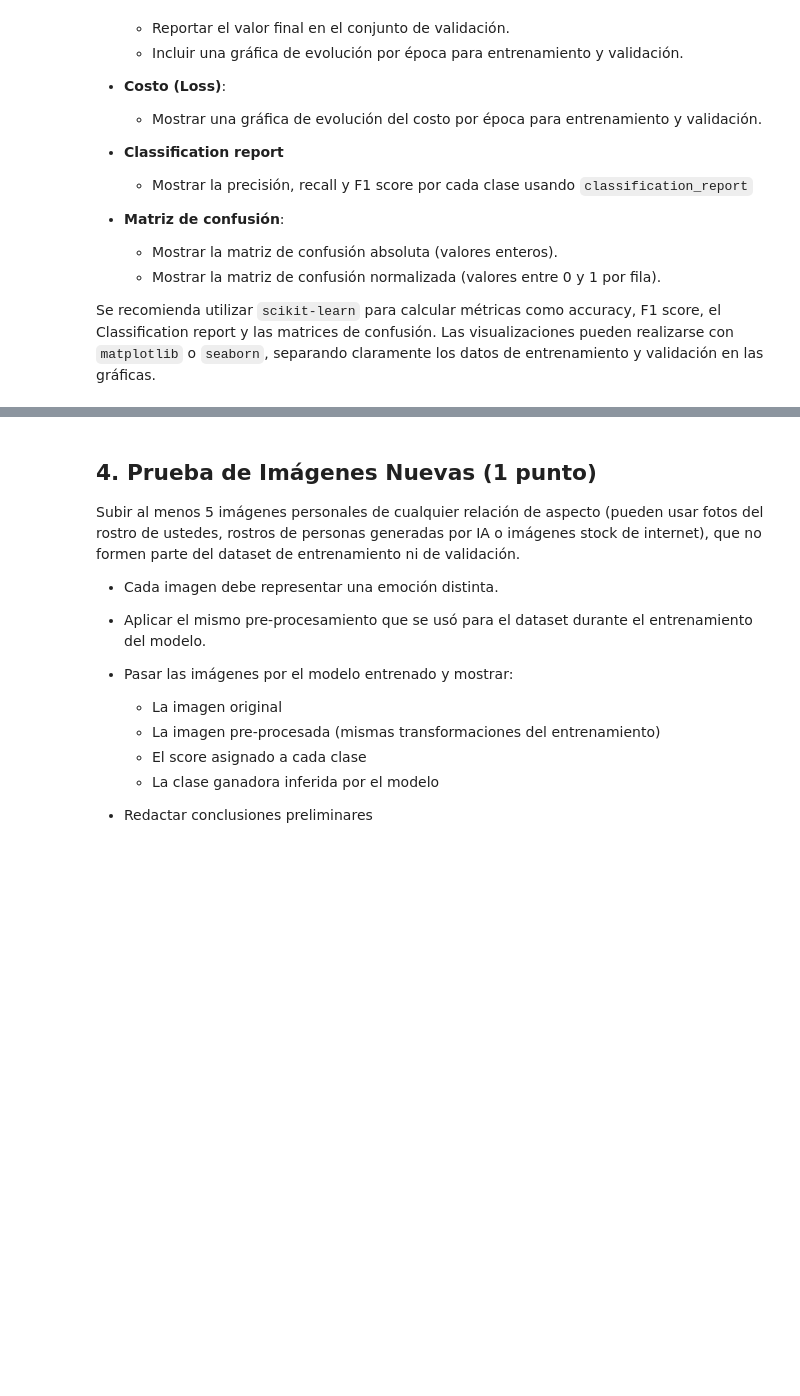
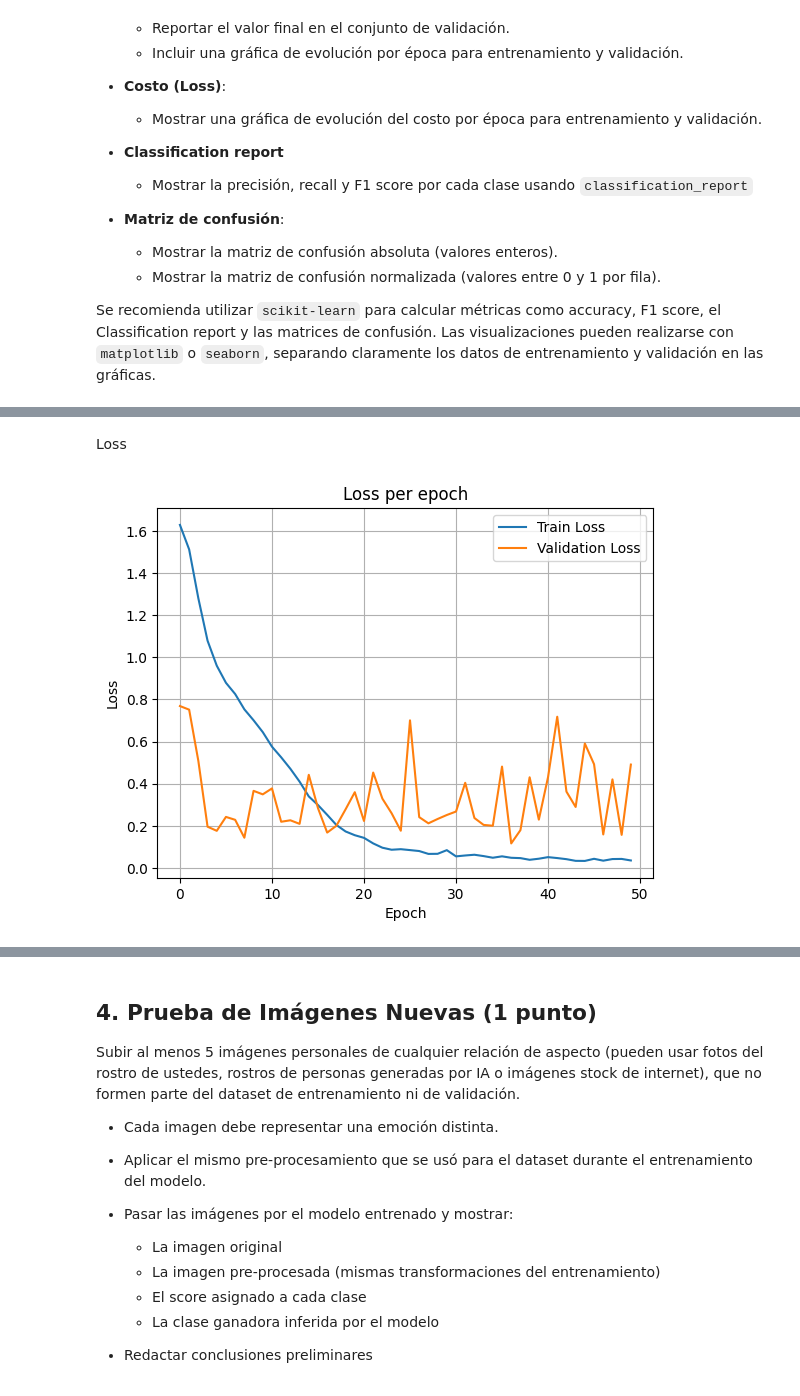
Before and after one commit to maximdorogov/aprendizaje-profundo, a Jupyter notebook: tp2/DOROGOV-MAXIM-DL-TP2-Co20.ipynb, the cells around one changed output, grey strips where cells are left out. Drawn from its saved outputs; the diff is of its cells as text; code cells hidden in the pictures; blank space fills up the shorter version.

```diff
--- a/tp2/DOROGOV-MAXIM-DL-TP2-Co20.ipynb
+++ b/tp2/DOROGOV-MAXIM-DL-TP2-Co20.ipynb
@@ -472,0 +616,12 @@ Se recomienda utilizar `scikit-learn` para calcular métricas como accuracy, F1
+# %% [markdown]
+Loss
+# %%
+plt.plot(range(EPOCHS), train_loss_avg, label='Train Loss')
+plt.plot(range(EPOCHS), val_loss, label='Validation Loss')
+plt.title("Loss per epoch")
+plt.legend(['Train Loss', 'Validation Loss'])
+plt.xlabel("Epoch")
+plt.ylabel("Loss")
+plt.grid('minor')
+# %% [output]
+[figure, added]
```
Also changed, not shown: parts of 9 cells of this notebook.
